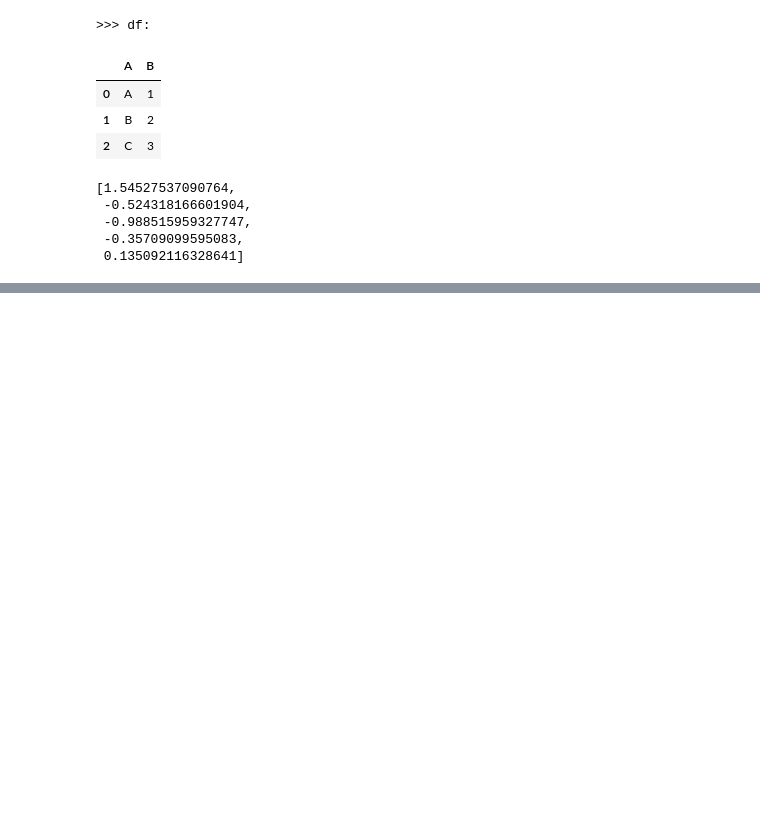
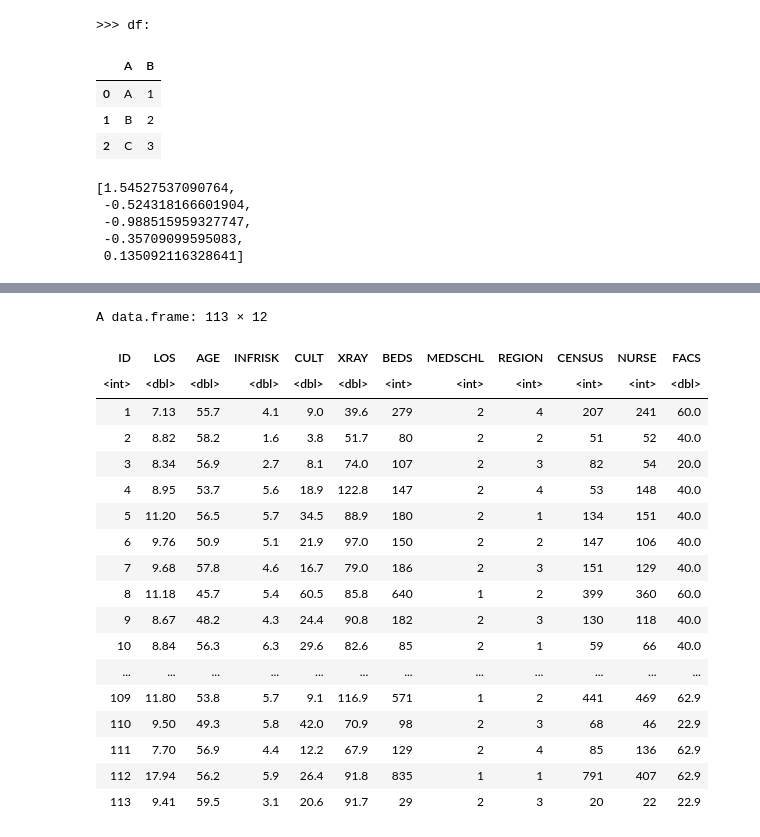
Before and after one commit to dz2426/compbio-recipes, a Jupyter notebook: Overview_sos_notebook.ipynb, the cells around one changed output, grey strips where cells are left out. Saved outputs shown, nothing was run; the diff lists cells and outputs as text; code cells hidden in the pictures; blank space fills up the shorter version.

```diff
--- a/Overview_sos_notebook.ipynb
+++ b/Overview_sos_notebook.ipynb
@@ -187,0 +191,24 @@ Failed to retrieve revisions of notebook: Command '['git', 'log', '--date=short'
+# %%
+Hospital_file = read.csv('./data/Hospital.csv')
+# %%
+Hospital_file
+# %% [output]
+A data.frame: 113 × 12
+| ID | LOS | AGE | INFRISK | CULT | XRAY | BEDS | MEDSCHL | REGION | CENSUS | NURSE | FACS |
+| <int> | <dbl> | <dbl> | <dbl> | <dbl> | <dbl> | <int> | <int> | <int> | <int> | <int> | <dbl> |
+| 1 | 7.13 | 55.7 | 4.1 | 9.0 | 39.6 | 279 | 2 | 4 | 207 | 241 | 60.0 |
+| 2 | 8.82 | 58.2 | 1.6 | 3.8 | 51.7 | 80 | 2 | 2 | 51 | 52 | 40.0 |
+| 3 | 8.34 | 56.9 | 2.7 | 8.1 | 74.0 | 107 | 2 | 3 | 82 | 54 | 20.0 |
+| 4 | 8.95 | 53.7 | 5.6 | 18.9 | 122.8 | 147 | 2 | 4 | 53 | 148 | 40.0 |
+| 5 | 11.20 | 56.5 | 5.7 | 34.5 | 88.9 | 180 | 2 | 1 | 134 | 151 | 40.0 |
+| 6 | 9.76 | 50.9 | 5.1 | 21.9 | 97.0 | 150 | 2 | 2 | 147 | 106 | 40.0 |
+| 7 | 9.68 | 57.8 | 4.6 | 16.7 | 79.0 | 186 | 2 | 3 | 151 | 129 | 40.0 |
+| 8 | 11.18 | 45.7 | 5.4 | 60.5 | 85.8 | 640 | 1 | 2 | 399 | 360 | 60.0 |
+| 9 | 8.67 | 48.2 | 4.3 | 24.4 | 90.8 | 182 | 2 | 3 | 130 | 118 | 40.0 |
+| 10 | 8.84 | 56.3 | 6.3 | 29.6 | 82.6 | 85 | 2 | 1 | 59 | 66 | 40.0 |
+| ... | ... | ... | ... | ... | ... | ... | ... | ... | ... | ... | ... |
+| 109 | 11.80 | 53.8 | 5.7 | 9.1 | 116.9 | 571 | 1 | 2 | 441 | 469 | 62.9 |
+| 110 | 9.50 | 49.3 | 5.8 | 42.0 | 70.9 | 98 | 2 | 3 | 68 | 46 | 22.9 |
+| 111 | 7.70 | 56.9 | 4.4 | 12.2 | 67.9 | 129 | 2 | 4 | 85 | 136 | 62.9 |
+| 112 | 17.94 | 56.2 | 5.9 | 26.4 | 91.8 | 835 | 1 | 1 | 791 | 407 | 62.9 |
+| 113 | 9.41 | 59.5 | 3.1 | 20.6 | 91.7 | 29 | 2 | 3 | 20 | 22 | 22.9 |
```
Also changed, not shown: parts of 2 cells of this notebook, 3 other files.
